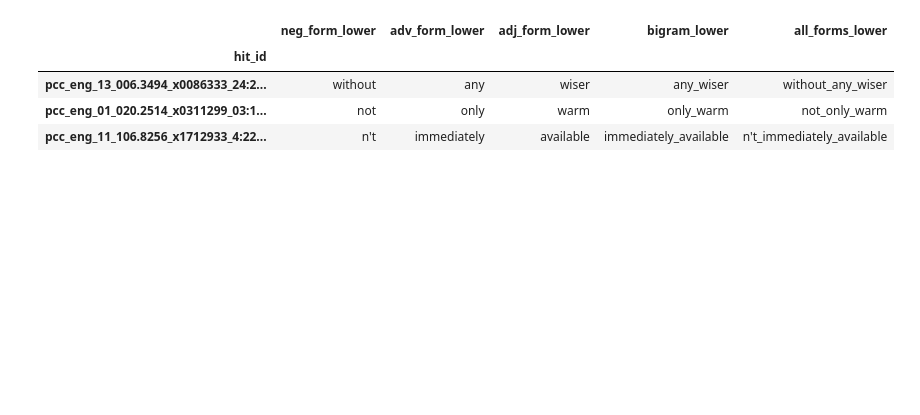
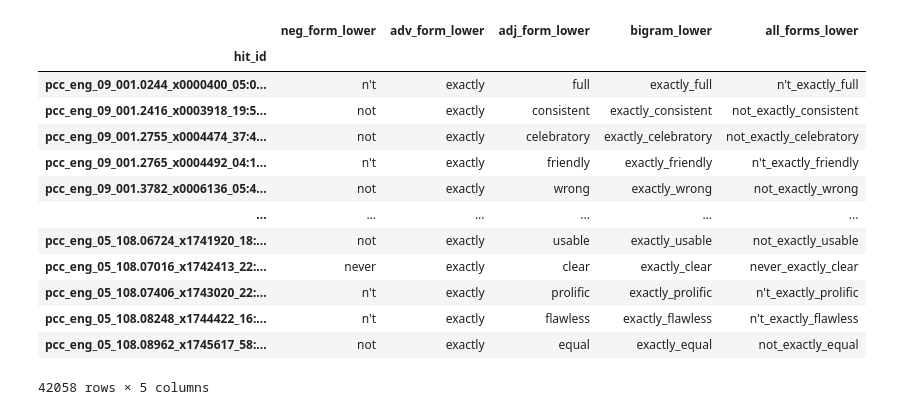
Before and after one commit to AndreaTheLinguist/sanpi, a Jupyter notebook: notebooks/top_NEGadv_bigram-polarity.ipynb, the cells around one changed output. Saved outputs shown, nothing was run; the diff lists cells and outputs as text; code cells hidden in the pictures; blank space fills up the shorter version.

```diff
--- a/notebooks/top_NEGadv_bigram-polarity.ipynb
+++ b/notebooks/top_NEGadv_bigram-polarity.ipynb
@@ -69,4 +28,0 @@ bigram_am.nlargest(K, 'LRC')
-# %%
-if not NEG_HITS_PATH.is_file():
-    NEG_HITS_PATH = POST_PROC_DIR.joinpath('NEGmirror/trigger-bigrams_thr0-001p.35f.pkl.gz')
-neg_hits_table = pd.read_pickle(NEG_HITS_PATH).filter(regex=r'^[nab].*lower|text|str|head')
@@ -73,7 +81,18 @@ neg_hits_table = pd.read_pickle(NEG_HITS_PATH).filter(regex=r'^[nab].*lower|text
 # %%
-neg_hits_table = neg_hits_table.drop_duplicates(['text_window', 'bigram_lower', 'neg_form_lower'])
-word_cols = neg_hits_table.filter(regex=r'head|lower').columns
-neg_hits_table[word_cols] = neg_hits_table[word_cols].astype('category')
-neg_hits_table = neg_hits_table.loc[neg_hits_table.adv_form_lower.isin(adv_am.index), :]
-neg_hits_table.sample(3).iloc[:,:6]
+if PRE_FILTERED_NEG_HITS.is_file():
+    neg_hits_table = pd.read_pickle(PRE_FILTERED_NEG_HITS)
+else:
+    neg_hits_table = pd.read_pickle(NEG_HITS_PATH).filter(regex=r'^[nab].*lower|text|str|head')
+    neg_hits_table = neg_hits_table.drop_duplicates(['text_window', 'bigram_lower', 'neg_form_lower'])
+    word_cols = neg_hits_table.filter(regex=r'head|lower').columns
+    neg_hits_table[word_cols] = neg_hits_table[word_cols].astype('category')
+    neg_hits_table = neg_hits_table.loc[neg_hits_table.adv_form_lower.isin(adv_am.index), :]
+# sourcery skip: use-fstring-for-concatenation
+if 'all_forms_lower' not in neg_hits_table.columns:
+    neg_hits_table['all_forms_lower'] = (
+        neg_hits_table.neg_form_lower.astype('string')
+        + '_'
+        + neg_hits_table.bigram_lower.astype('string')
+        ).astype('category')
+nb_show_table(neg_hits_table.sample(3).filter(like='lower'), adjust_columns=False)
 # %% [output]
@@ -85,15 +102,0 @@ neg_hits_table.sample(3).iloc[:,:6]
-# %%
-# sourcery skip: use-fstring-for-concatenation
-if 'all_forms_lower' not in neg_hits_table.columns:
-    neg_hits_table['all_forms_lower'] = (
-        neg_hits_table.neg_form_lower.astype('string')
-        + '_'
-        + neg_hits_table.bigram_lower.astype('string')
-        ).astype('category')
-neg_hits_table.sample(3).filter(like='lower')
-# %% [output]
-|  | neg_form_lower | adv_form_lower | adj_form_lower | bigram_lower | all_forms_lower |
-| hit_id |  |  |  |  |  |
-| pcc_eng_13_006.3494_x0086333_24:2... | without | any | wiser | any_wiser | without_any_wiser |
-| pcc_eng_01_020.2514_x0311299_03:1... | not | only | warm | only_warm | not_only_warm |
-| pcc_eng_11_106.8256_x1712933_4:22... | n't | immediately | available | immediately_available | n't_immediately_available |
@@ -112,0 +106,17 @@ neg_hits_table.sample(3).filter(like='lower')
+# %%
+neg_hits_table.filter(like='lower').loc[neg_hits_table.adv_form_lower=='exactly',:]
+# %% [output]
+|  | neg_form_lower | adv_form_lower | adj_form_lower | bigram_lower | all_forms_lower |
+| hit_id |  |  |  |  |  |
+| pcc_eng_09_001.0244_x0000400_05:0... | n't | exactly | full | exactly_full | n't_exactly_full |
+| pcc_eng_09_001.2416_x0003918_19:5... | not | exactly | consistent | exactly_consistent | not_exactly_consistent |
+| pcc_eng_09_001.2755_x0004474_37:4... | not | exactly | celebratory | exactly_celebratory | not_exactly_celebratory |
+| pcc_eng_09_001.2765_x0004492_04:1... | n't | exactly | friendly | exactly_friendly | n't_exactly_friendly |
+| pcc_eng_09_001.3782_x0006136_05:4... | not | exactly | wrong | exactly_wrong | not_exactly_wrong |
+| ... | ... | ... | ... | ... | ... |
+| pcc_eng_05_108.06724_x1741920_18:... | not | exactly | usable | exactly_usable | not_exactly_usable |
+| pcc_eng_05_108.07016_x1742413_22:... | never | exactly | clear | exactly_clear | never_exactly_clear |
+| pcc_eng_05_108.07406_x1743020_22:... | n't | exactly | prolific | exactly_prolific | n't_exactly_prolific |
+| pcc_eng_05_108.08248_x1744422_16:... | n't | exactly | flawless | exactly_flawless | n't_exactly_flawless |
+| pcc_eng_05_108.08962_x1745617_58:... | not | exactly | equal | exactly_equal | not_exactly_equal |
+42058 rows × 5 columns
```
Also changed, not shown: parts of 14 cells of this notebook, 12 other files.
